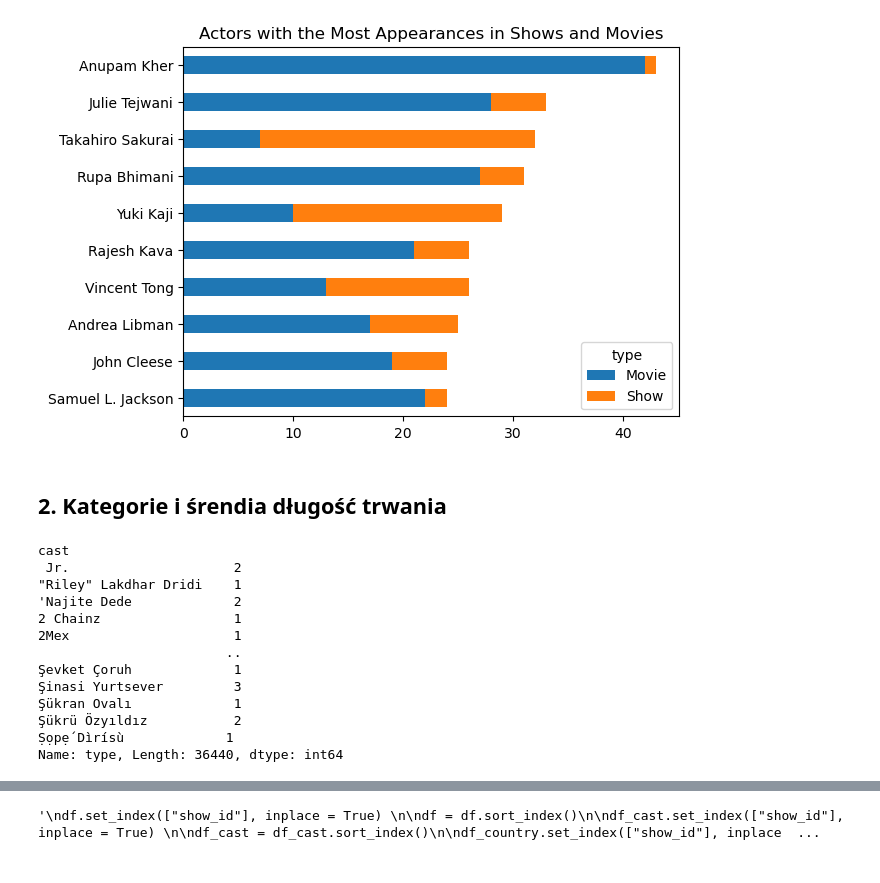
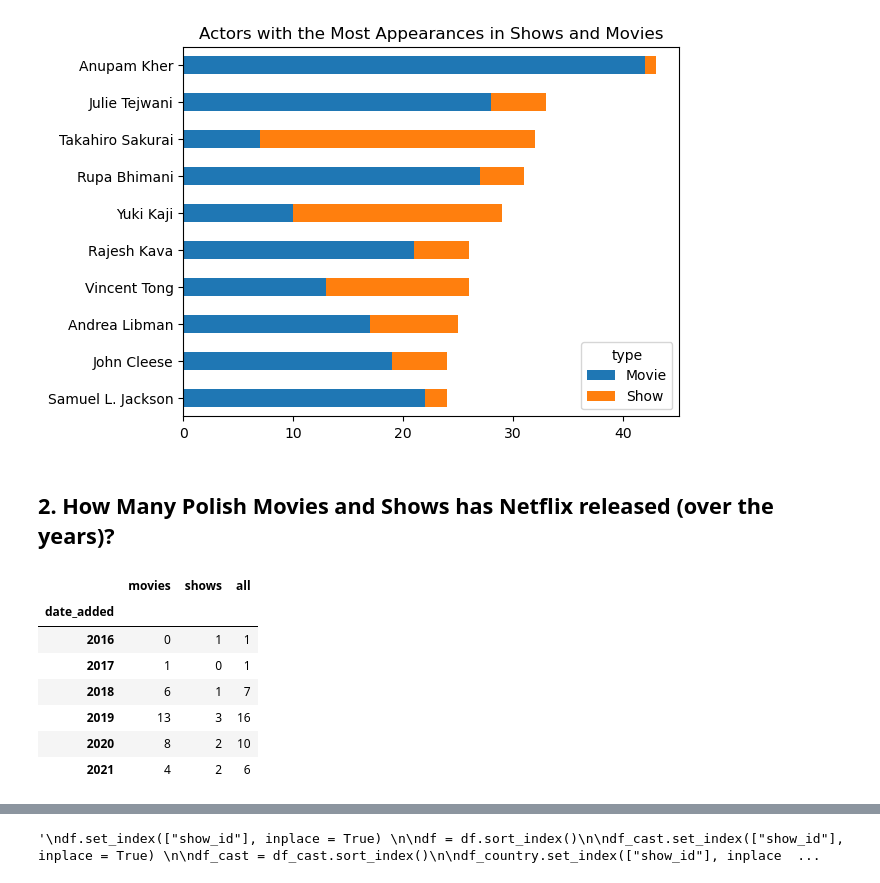
Before and after one commit to matbochenek42/Pandas-Analysis-of-Netflix-Shows, a Jupyter notebook: python_files/1_pandas_analysis.ipynb, the cells around one changed output, grey strips where cells are left out. Drawn from its saved outputs; the diff is of its cells as text; code cells hidden in the pictures.

```diff
--- a/python_files/1_example.ipynb
+++ b/python_files/1_pandas_analysis.ipynb
@@ -69,20 +73,4 @@ pt_a1.to_csv(USER_PATH / "Pandas Analysis of Netflix Shows and Movies" / "data"
 # %% [output]
 [figure]
 # %% [markdown]
-## 2. Kategorie i śrendia długość trwania
+## 2. How Many Polish Movies and Shows has Netflix released (over the years)?
-# %%
-a1.groupby("cast")["type"].count()
-# %% [output]
-cast
- Jr.                     2
-"Riley" Lakdhar Dridi    1
-'Najite Dede             2
-2 Chainz                 1
-2Mex                     1
-                        ..
-Şevket Çoruh             1
-Şinasi Yurtsever         3
-Şükran Ovalı             1
-Şükrü Özyıldız           2
-Ṣọpẹ́ Dìrísù             1
-Name: type, Length: 36440, dtype: int64
@@ -88,0 +98,15 @@ Name: type, Length: 36440, dtype: int64
+# %%
+# group by year
+
+pt_a2 = a2.groupby("date_added")[["movies", "shows", "all"]].sum()
+
+pt_a2
+# %% [output]
+|  | movies | shows | all |
+| date_added |  |  |  |
+| 2016 | 0 | 1 | 1 |
+| 2017 | 1 | 0 | 1 |
+| 2018 | 6 | 1 | 7 |
+| 2019 | 13 | 3 | 16 |
+| 2020 | 8 | 2 | 10 |
+| 2021 | 4 | 2 | 6 |
```
Also changed, not shown: parts of 17 cells of this notebook, 4 other files.
